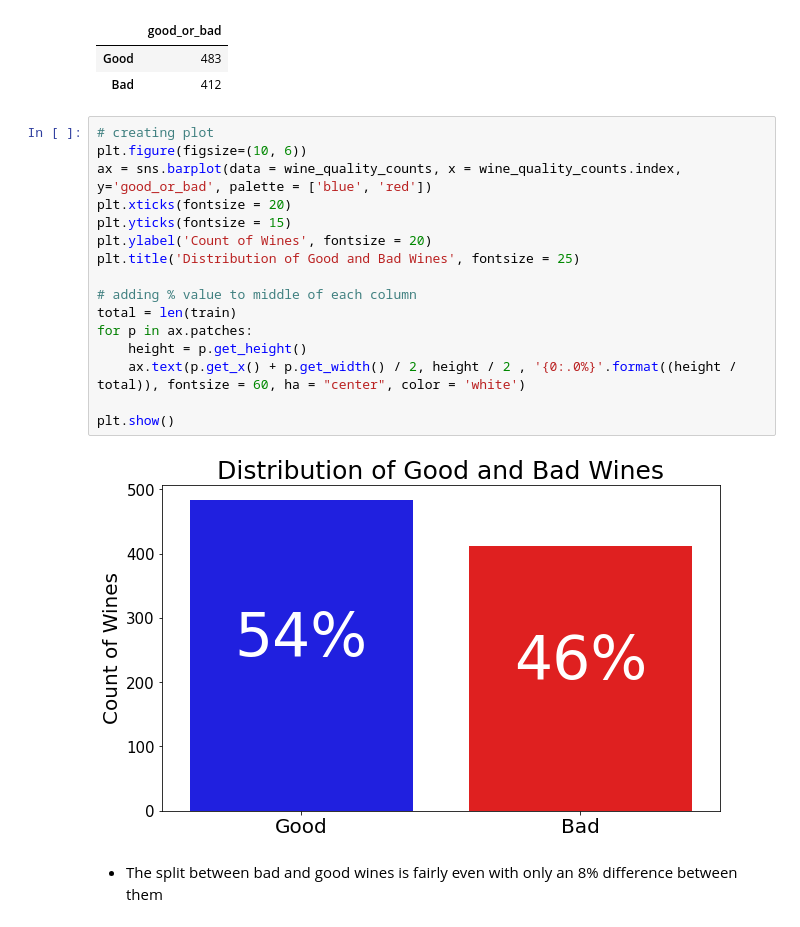
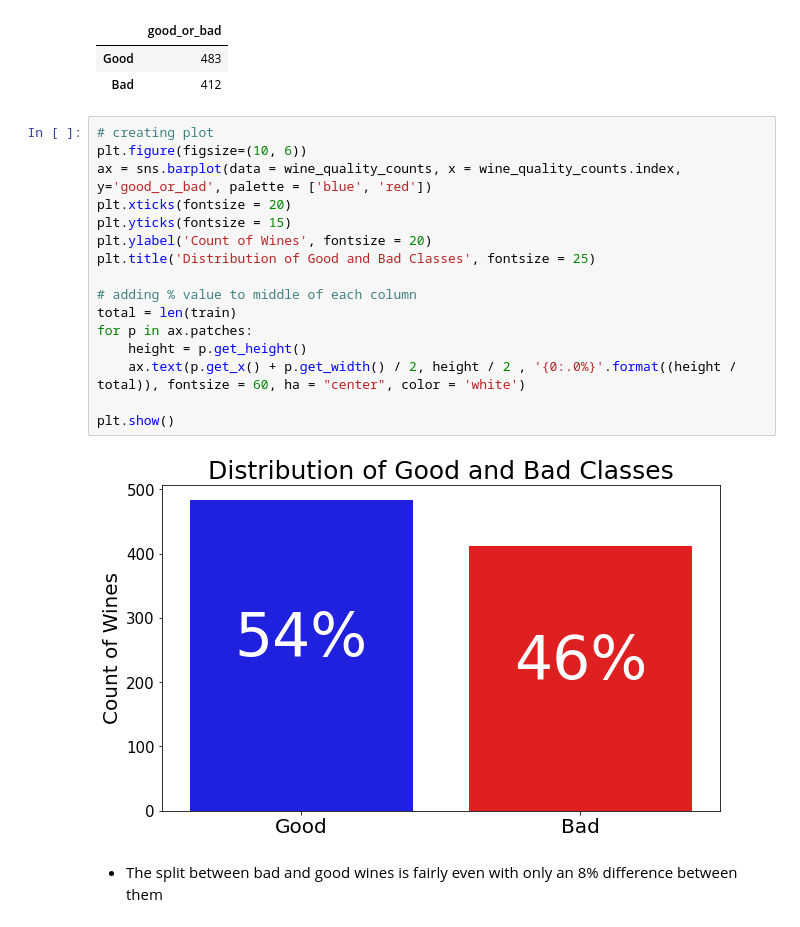
Before and after one commit to SamuelD-Data/red_wine_quality, a Jupyter notebook: red_wine_notebook.ipynb, the cells around one changed output. Cells and saved outputs as stored; diff of their text form.

```diff
--- a/red_wine_notebook.ipynb
+++ b/red_wine_notebook.ipynb
@@ -162,21 +163,21 @@ wine_quality_counts
 # %%
 # creating plot
 plt.figure(figsize=(10, 6))
 ax = sns.barplot(data = wine_quality_counts, x = wine_quality_counts.index, y='good_or_bad', palette = ['blue', 'red'])
 plt.xticks(fontsize = 20)
 plt.yticks(fontsize = 15)
 plt.ylabel('Count of Wines', fontsize = 20)
-plt.title('Distribution of Good and Bad Wines', fontsize = 25)
+plt.title('Distribution of Good and Bad Classes', fontsize = 25)
 
 # adding % value to middle of each column
 total = len(train)
 for p in ax.patches:
     height = p.get_height()
     ax.text(p.get_x() + p.get_width() / 2, height / 2 , '{0:.0%}'.format((height / total)), fontsize = 60, ha = "center", color = 'white')
 
 plt.show()
 # %% [output]
-[figure, old version]
+[figure, new version]
 # %% [markdown]
 - The split between bad and good wines is fairly even with only an 8% difference between them
 # %% [markdown]
```
Also changed, not shown: parts of 21 cells of this notebook.
